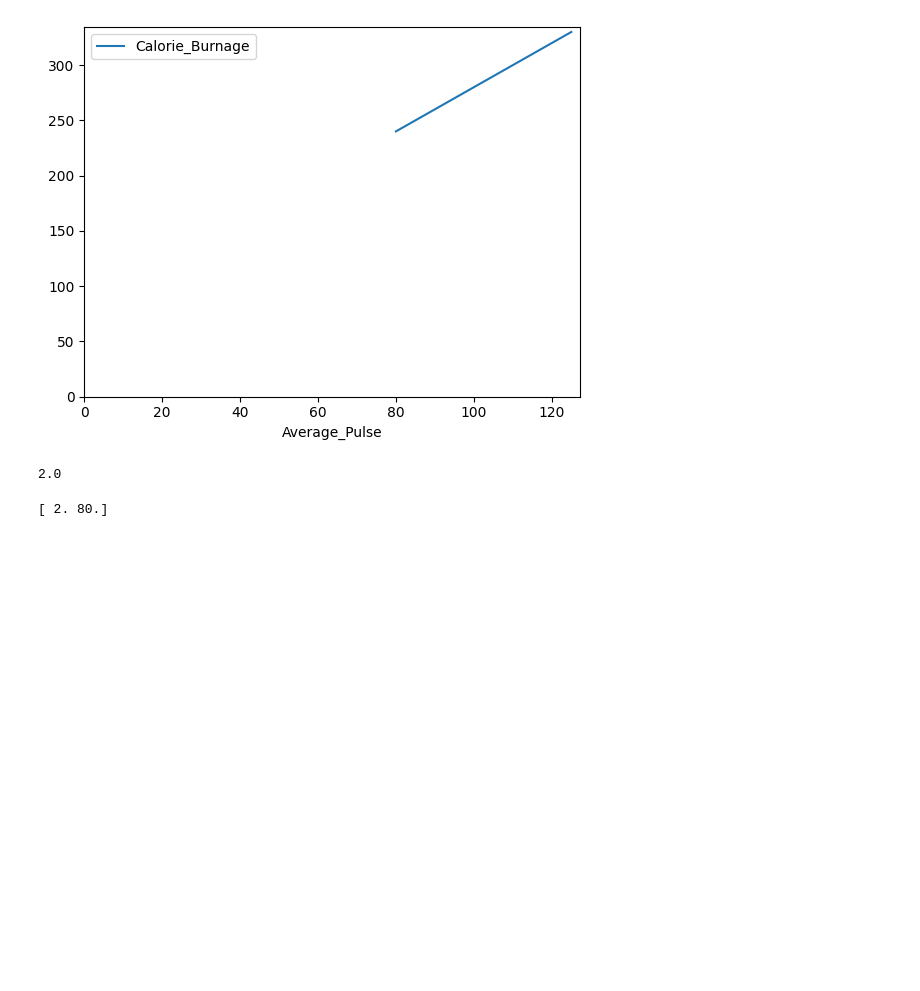
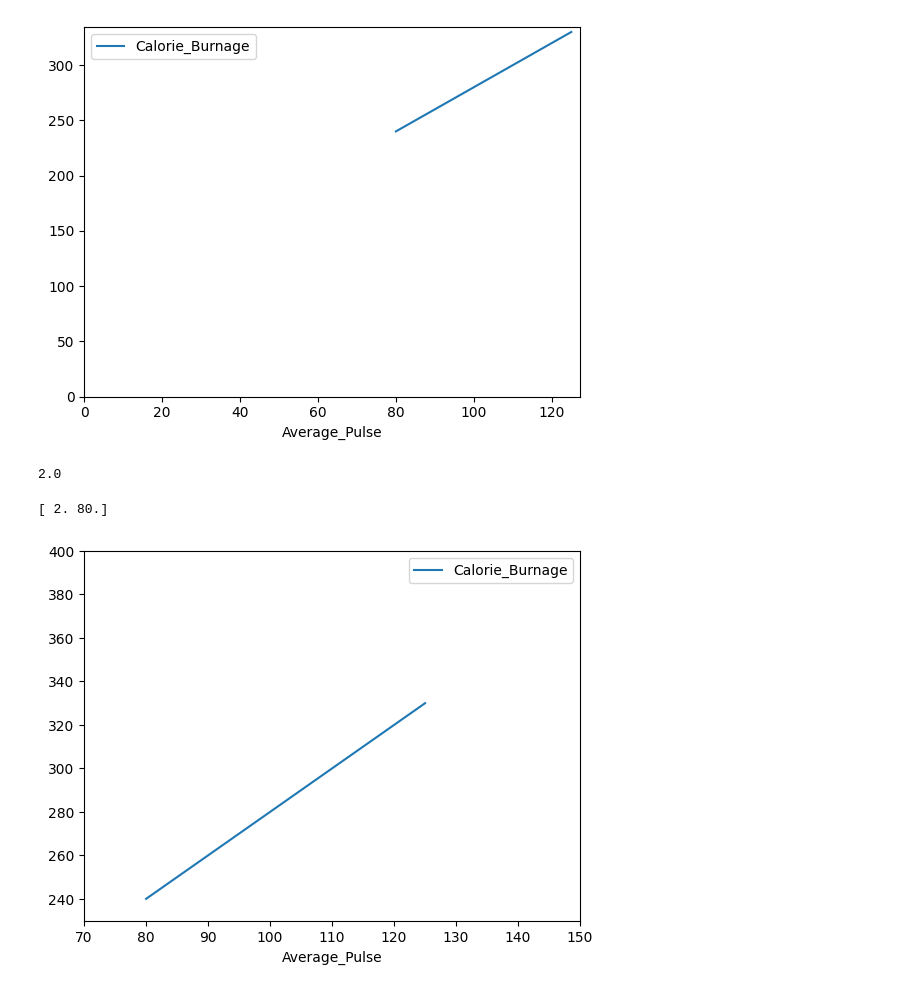
Before and after one commit to nelsonudochukwu/100-Page-Machine-Learning, a Jupyter notebook: machinelearn.ipynb, the cells around one changed output. Cells and saved outputs as stored; diff of their text form; code cells hidden in the pictures; blank space fills up the shorter version.

Commit message:
graph

```diff
--- a/machinelearn.ipynb
+++ b/machinelearn.ipynb
@@ -208,3 +208,13 @@ print(slope_intercept)
 # That means that all coefficients (the numbers) are in the power of one.
 # %% [output]
 [ 2. 80.]
+# %%
+import matplotlib.pyplot as plt
+
+health_data.plot(x ='Average_Pulse', y='Calorie_Burnage', kind='line'),
+plt.ylim(ymin=230, ymax=400)
+plt.xlim(xmin=70, xmax=150)
+
+plt.show()
+# %% [output]
+[figure, added]
```
